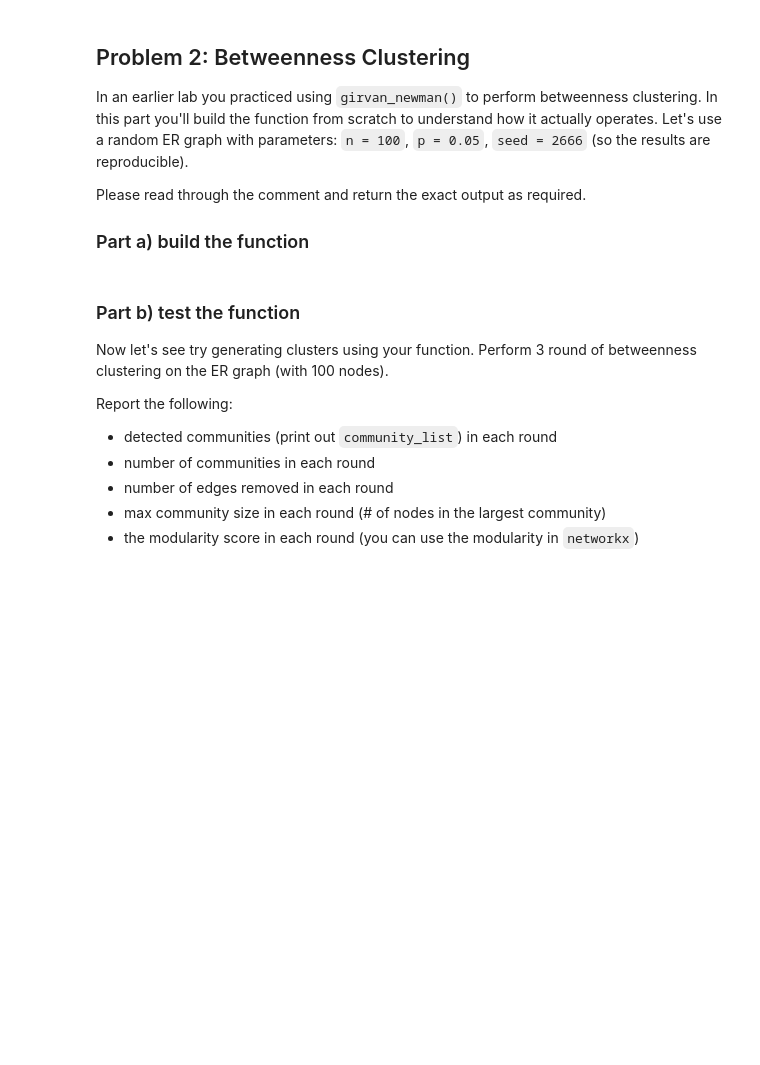
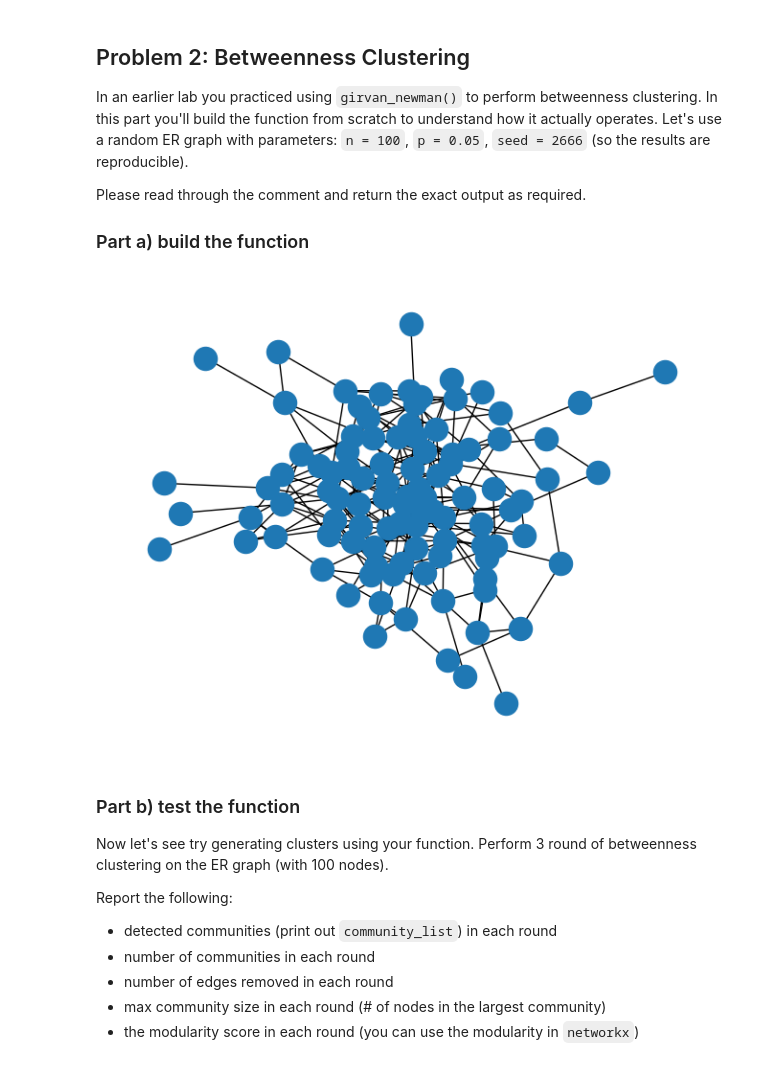
Before and after one commit to haleyej/SI_608_lab_6, a Jupyter notebook: SI608_Lab6_haleyej.ipynb, the cells around one changed output. Saved outputs shown, nothing was run; the diff lists cells and outputs as text; code cells hidden in the pictures; blank space fills up the shorter version.

```diff
--- a/SI608_Lab6_haleyej.ipynb
+++ b/SI608_Lab6_haleyej.ipynb
@@ -43,6 +45,10 @@ import networkx as nx
 
 # YOUR CODE HERE
 g = nx.erdos_renyi_graph(n = 100, p = 0.05, seed = 2666)
+# %%
+nx.draw(g)
+# %% [output]
+[figure, added]
 # %%
 # 1. define a function that returns the most valuable edge in a graph (with the highest betweenness)
 # - one input, g --> a networkx graph object
```
Also changed, not shown: parts of 32 cells of this notebook.
